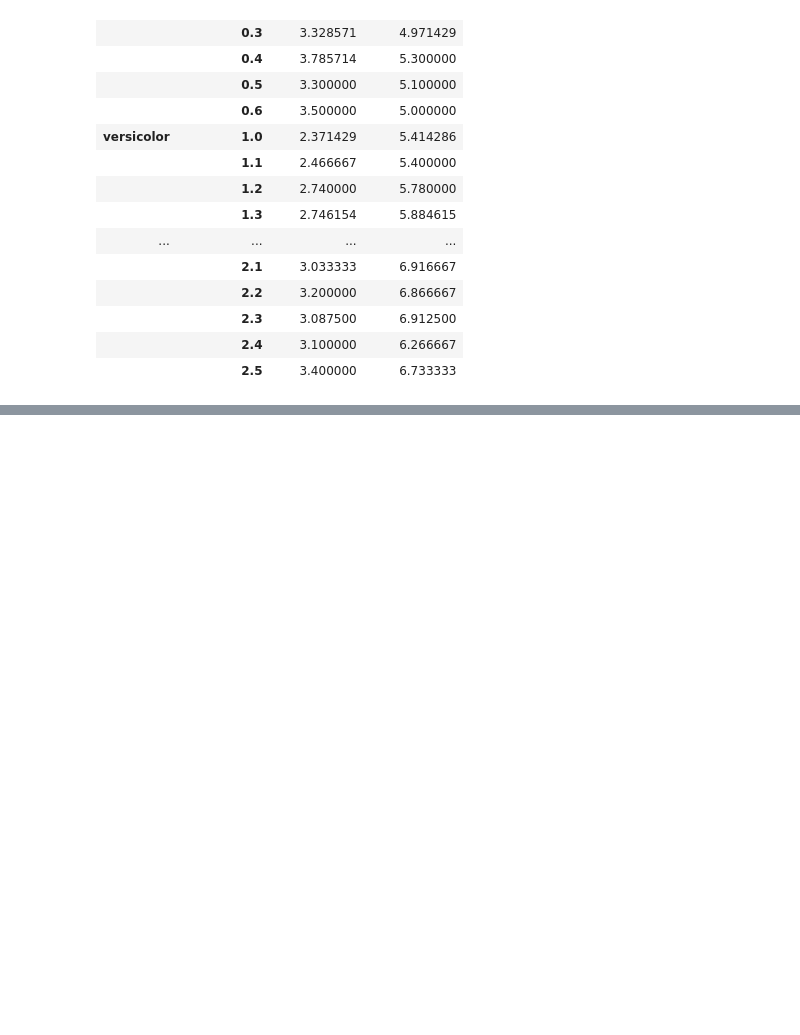
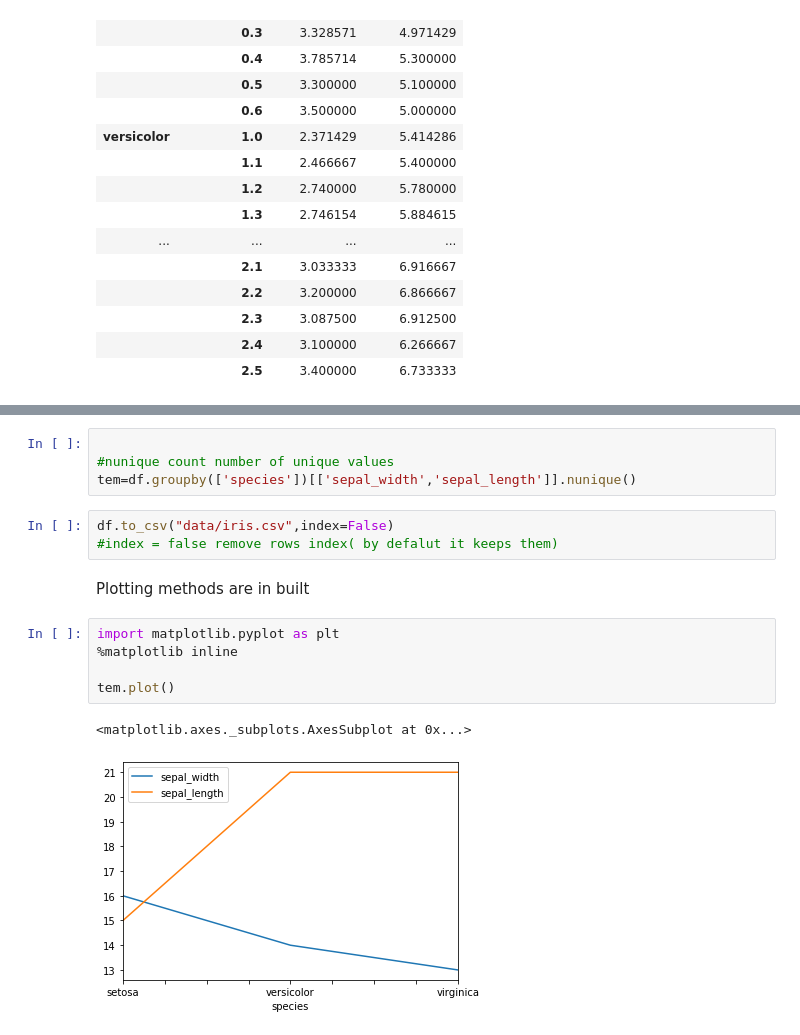
Before and after one commit to Nilanshrajput/Deep_learning_Essentials, a Jupyter notebook: Pandas_Tut-1.ipynb, the cells around one changed output, grey strips where cells are left out. Saved outputs shown, nothing was run; the diff lists cells and outputs as text; blank space fills up the shorter version.

Commit message:
tut part-1 complete -csvload, dataframe,subsetting, groupby,saving csv done

```diff
--- a/Pandas_Tut.ipynb
+++ b/Pandas_Tut-1.ipynb
@@ -240,0 +264,17 @@ df.groupby(['species','petal_width'])[['sepal_width','sepal_length']].mean()
+# %%
+
+#nunique count number of unique values
+tem=df.groupby(['species'])[['sepal_width','sepal_length']].nunique()
+# %%
+df.to_csv("data/iris.csv",index=False)
+#index = false remove rows index( by defalut it keeps them)
+# %% [markdown]
+Plotting methods are in built
+# %%
+import matplotlib.pyplot as plt
+%matplotlib inline
+
+tem.plot()
+# %% [output]
+<matplotlib.axes._subplots.AxesSubplot at 0x...>
+[figure, added]
```
Also changed, not shown: parts of 1 cell of this notebook, 1 other file.
